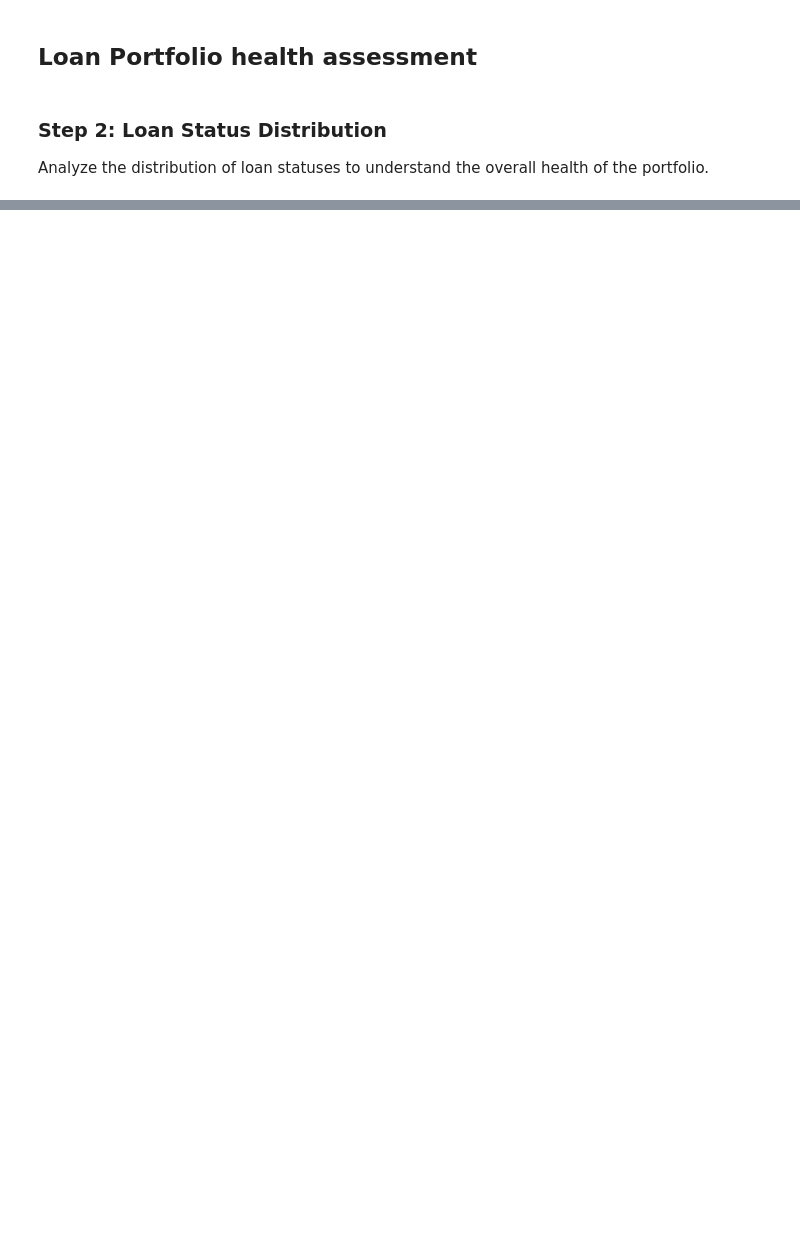
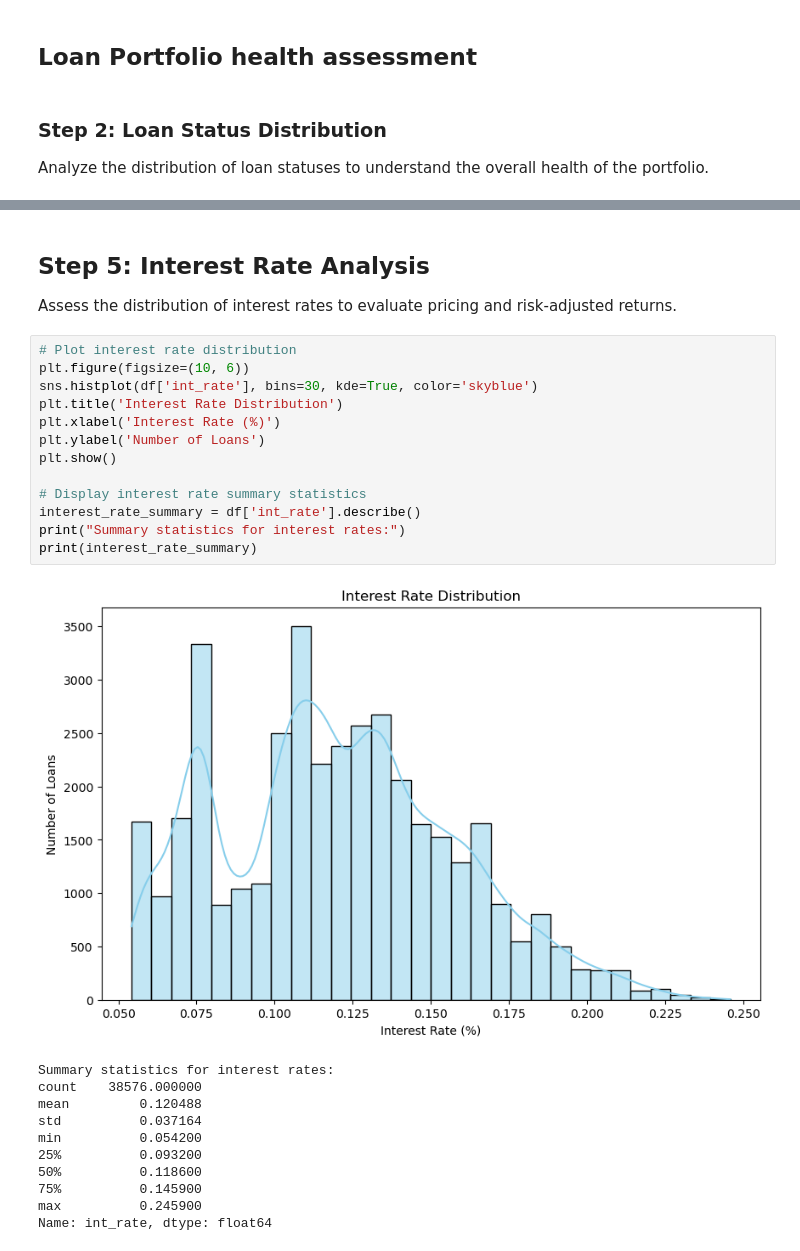
Before and after one commit to noe2019/Smart-Lending, a Jupyter notebook: Notebooks/EDA.ipynb, the cells around one changed output, grey strips where cells are left out. Drawn from its saved outputs; the diff is of its cells as text; blank space fills up the shorter version.

```diff
--- a/Notebooks/EDA.ipynb
+++ b/Notebooks/EDA.ipynb
@@ -310,0 +390,28 @@ Name: count, dtype: int64
+# %% [markdown]
+## Step 5: Interest Rate Analysis
+Assess the distribution of interest rates to evaluate pricing and risk-adjusted returns.
+# %%
+# Plot interest rate distribution
+plt.figure(figsize=(10, 6))
+sns.histplot(df['int_rate'], bins=30, kde=True, color='skyblue')
+plt.title('Interest Rate Distribution')
+plt.xlabel('Interest Rate (%)')
+plt.ylabel('Number of Loans')
+plt.show()
+
+# Display interest rate summary statistics
+interest_rate_summary = df['int_rate'].describe()
+print("Summary statistics for interest rates:")
+print(interest_rate_summary)
+# %% [output]
+[figure, added]
+Summary statistics for interest rates:
+count    38576.000000
+mean         0.120488
+std          0.037164
+min          0.054200
+25%          0.093200
+50%          0.118600
+75%          0.145900
+max          0.245900
+Name: int_rate, dtype: float64
```
Also changed, not shown: parts of 16 cells of this notebook, 8 other files.
